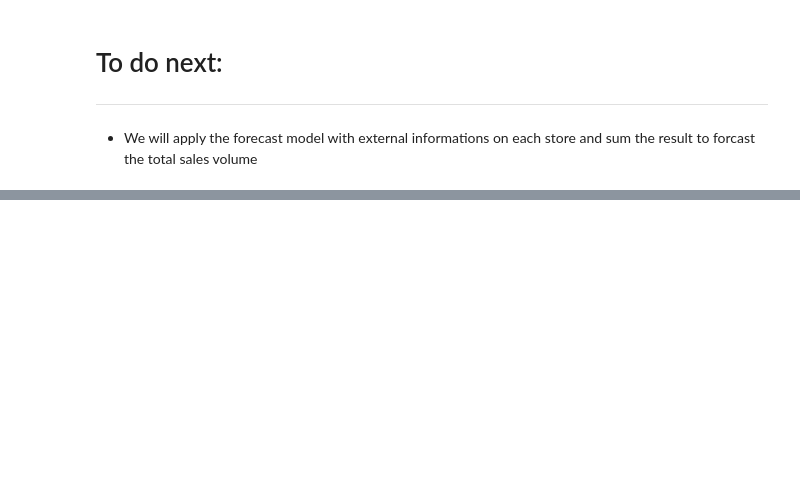
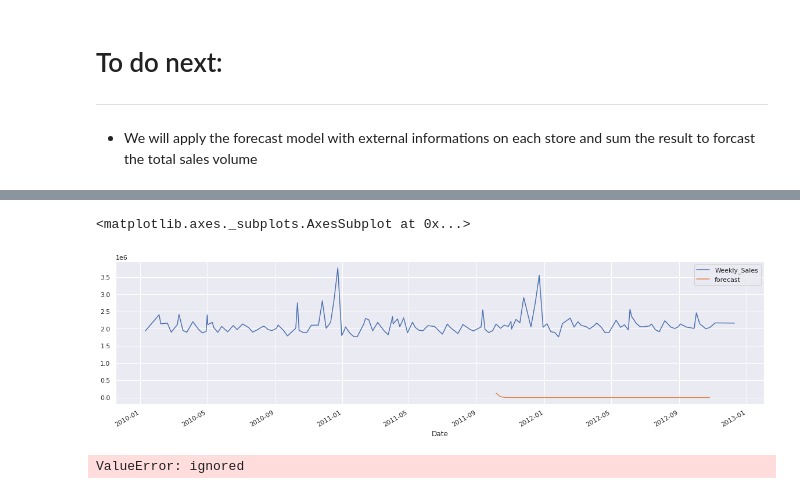
Before and after one commit to Sinethemba-nongqoto/Research-project, a Jupyter notebook: Analysis_0f_Results.ipynb, the cells around one changed output, grey strips where cells are left out. Cells and saved outputs as stored; diff of their text form; code cells hidden in the pictures; blank space fills up the shorter version.

```diff
--- a/Analysis_0f_Results.ipynb
+++ b/Analysis_0f_Results.ipynb
@@ -544,0 +572,3 @@ external informations on each store and sum the result to forcast the total sale
+# %%
+model =ARIMA(df20['Weekly_Sales'], order=(1,1,1))
+model_fit=model.fit()
@@ -544,0 +594,13 @@ external informations on each store and sum the result to forcast the total sale
+# %%
+df20['forecast']= model_fit.predict(start=87, end=140, dynamic=True)
+df20[['Weekly_Sales', 'forecast']].plot(figsize=(20,5))
+# %% [output]
+<matplotlib.axes._subplots.AxesSubplot at 0x...>
+[figure, added]
+# %%
+import statsmodels.api as sm
+
+model=sm.tsa.statespace.SARIMAX(df20['Weekly_Sales'], order=(1,1,1), seasonal_order=(1,1,1,52))
+results=model.fit()
+# %% [output]
+ValueError: ignored
```
Also changed, not shown: parts of 19 cells of this notebook.
